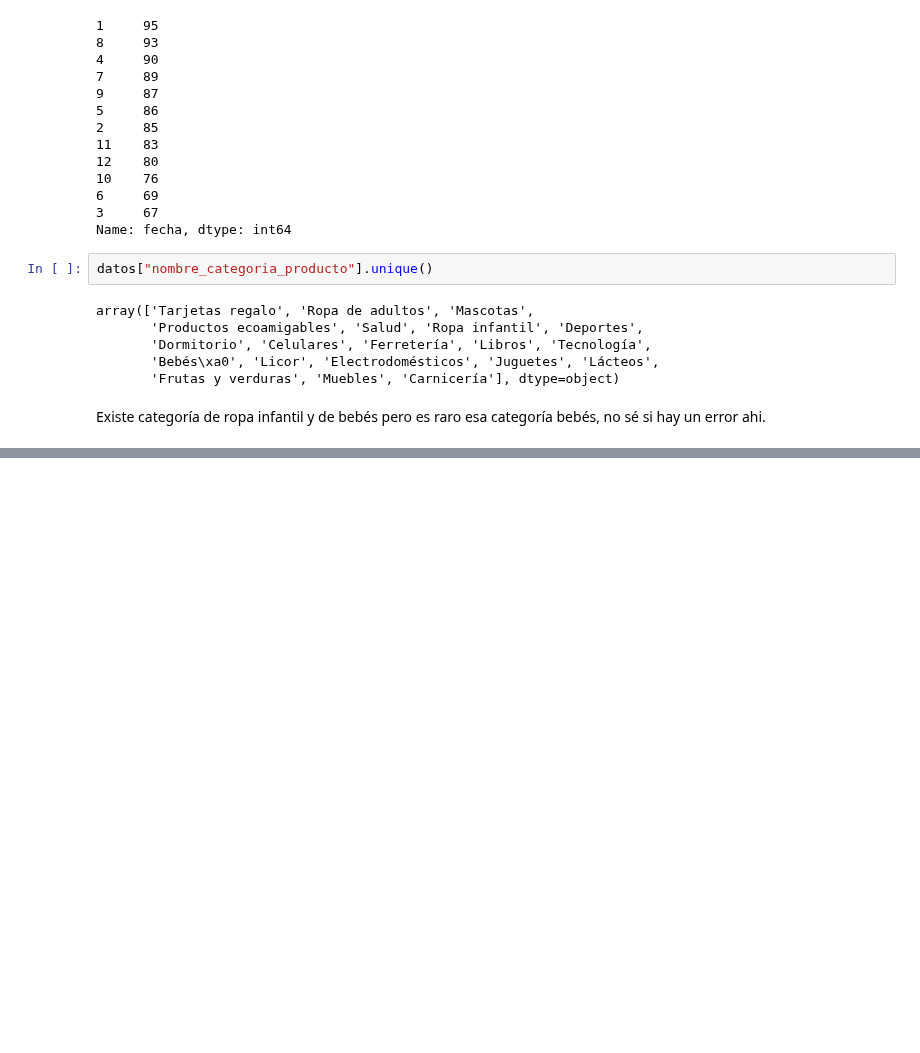
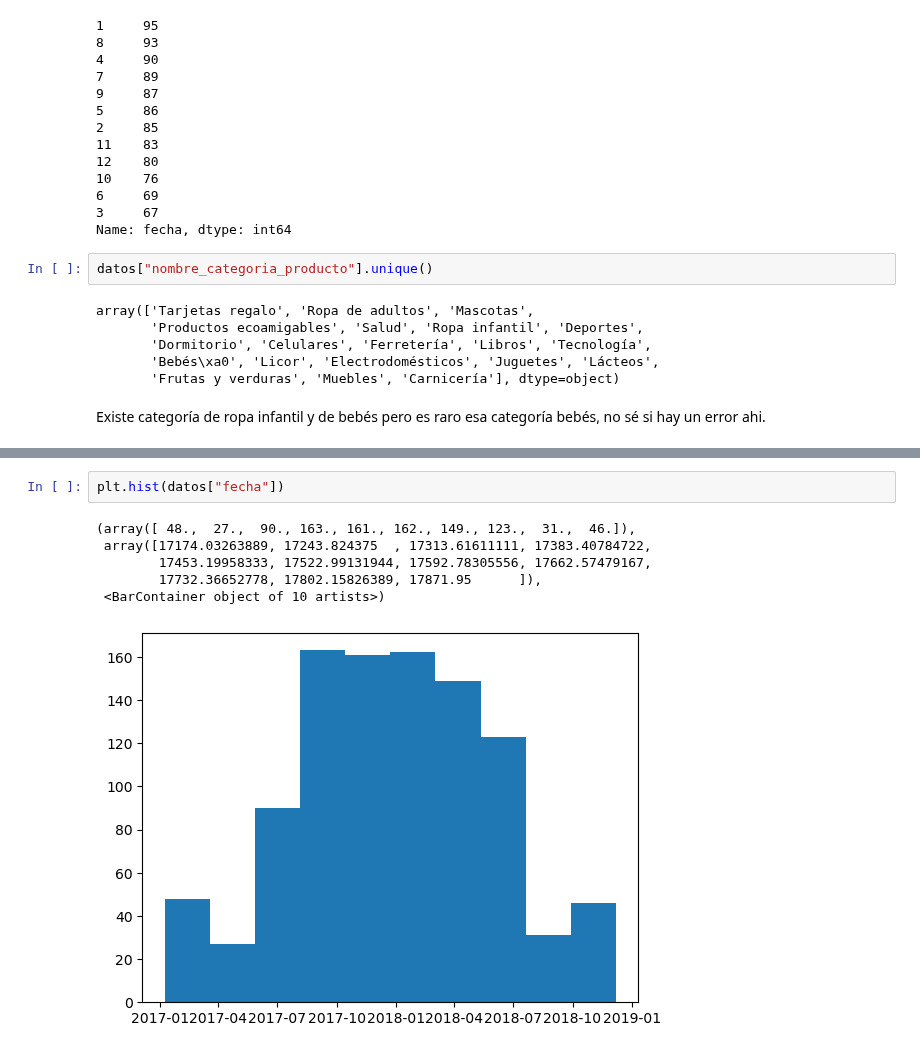
Before and after one commit to onavarrete04/Introduccion-Ciencia-Datos, a Jupyter notebook: Ejercicios Pandas Kaggle/integración de datos.ipynb, the cells around one changed output, grey strips where cells are left out. Drawn from its saved outputs; the diff is of its cells as text; blank space fills up the shorter version.

Commit message:
Entendiendo la calidad de los datos y su evaluación, también la normalización de datos y aplicar pequeñas funciones para mejorar las mismas

```diff
--- a/Ejercicios Pandas Kaggle/integración de datos.ipynb
+++ b/Ejercicios Pandas Kaggle/integración de datos.ipynb
@@ -401,0 +419,9 @@ datos[datos["nombre_categoria_producto"]=="Bebés\xa0"]
+# %%
+plt.hist(datos["fecha"])
+# %% [output]
+(array([ 48.,  27.,  90., 163., 161., 162., 149., 123.,  31.,  46.]),
+ array([17174.03263889, 17243.824375  , 17313.61611111, 17383.40784722,
+        17453.19958333, 17522.99131944, 17592.78305556, 17662.57479167,
+        17732.36652778, 17802.15826389, 17871.95      ]),
+ <BarContainer object of 10 artists>)
+[figure, added]
```
Also changed, not shown: parts of 29 cells of this notebook.
